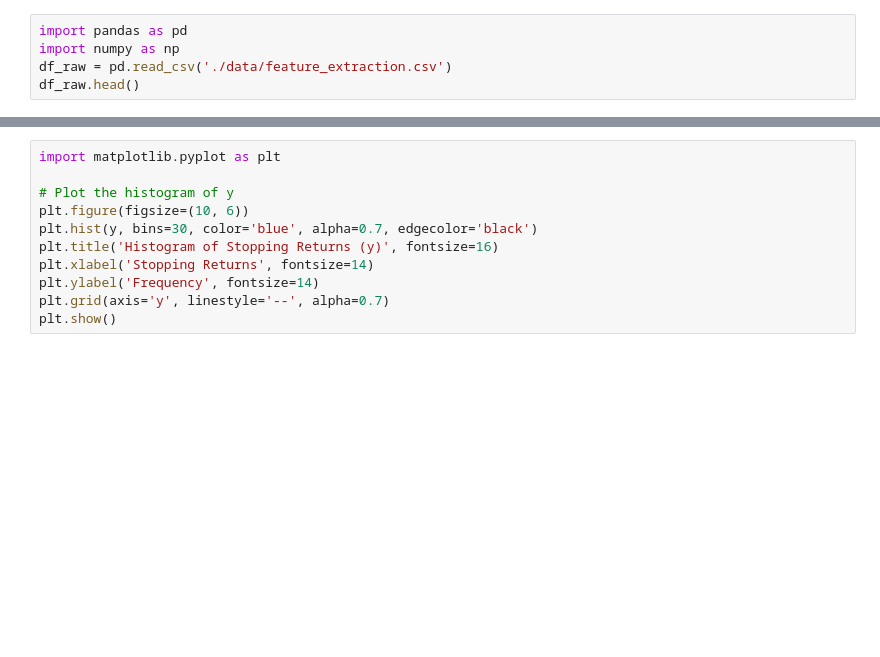
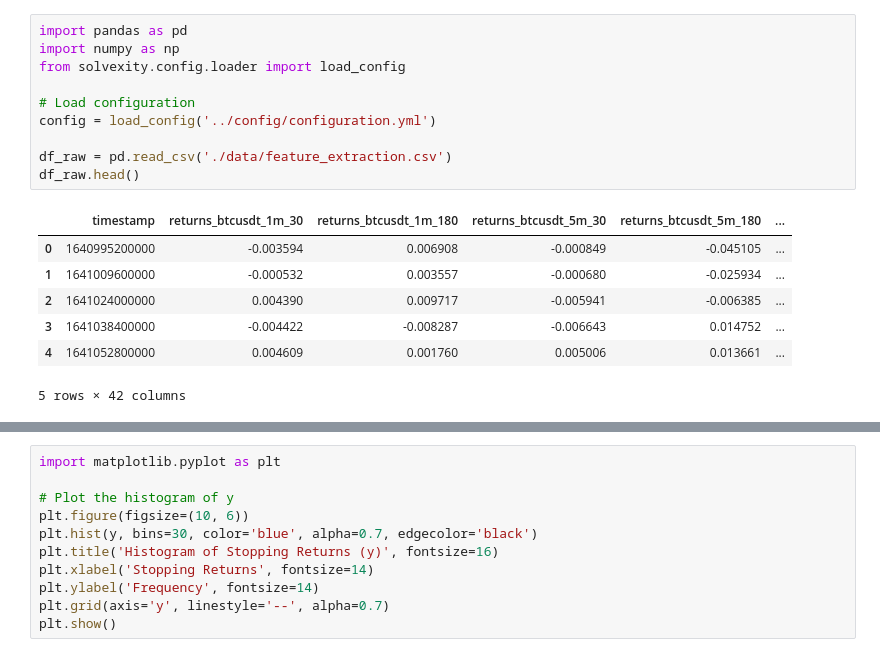
Before and after one commit to BullionBear/solvexity, a Jupyter notebook: notebooks/quantile_model_fitting.ipynb, the cells around one changed output, grey strips where cells are left out. Saved outputs shown, nothing was run; the diff lists cells and outputs as text; blank space fills up the shorter version.

```diff
--- a/notebooks/quantile_model_fitting.ipynb
+++ b/notebooks/quantile_model_fitting.ipynb
@@ -1,6 +1,19 @@
 # %%
 import pandas as pd
 import numpy as np
+from solvexity.config.loader import load_config
+
+# Load configuration
+config = load_config('../config/configuration.yml')
+
 df_raw = pd.read_csv('./data/feature_extraction.csv')
 df_raw.head()
+# %% [output]
+|  | timestamp | returns_btcusdt_1m_30 | returns_btcusdt_1m_180 | returns_btcusdt_5m_30 | returns_btcusdt_5m_180 | ... |
+| 0 | 1640995200000 | -0.003594 | 0.006908 | -0.000849 | -0.045105 | ... |
+| 1 | 1641009600000 | -0.000532 | 0.003557 | -0.000680 | -0.025934 | ... |
+| 2 | 1641024000000 | 0.004390 | 0.009717 | -0.005941 | -0.006385 | ... |
+| 3 | 1641038400000 | -0.004422 | -0.008287 | -0.006643 | 0.014752 | ... |
+| 4 | 1641052800000 | 0.004609 | 0.001760 | 0.005006 | 0.013661 | ... |
+5 rows × 42 columns
 # %%
```
Also changed, not shown: parts of 5 cells of this notebook, 2 other files.
